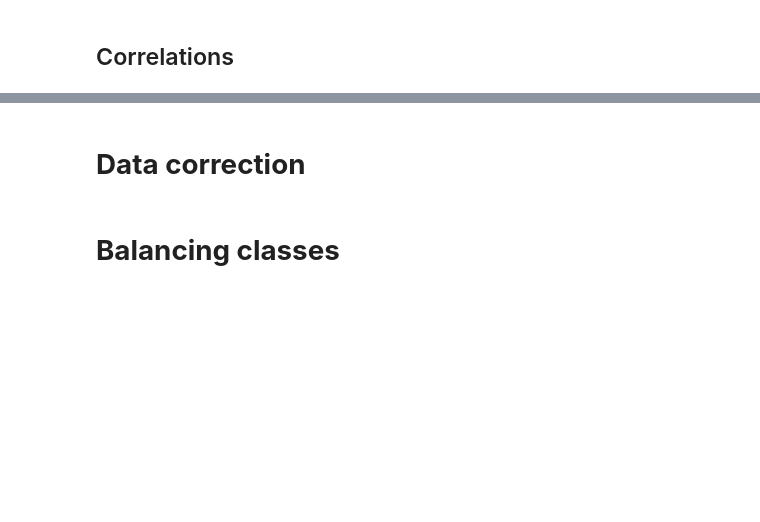
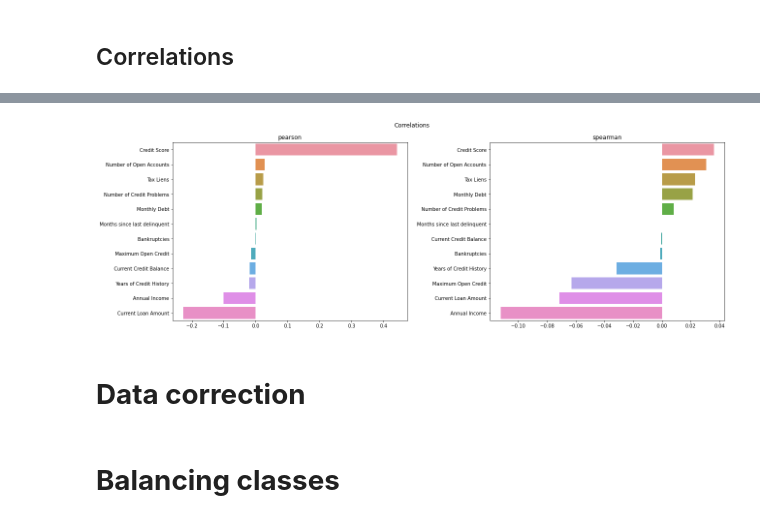
Before and after one commit to j2cry/gb_ds1_real_predict, a Jupyter notebook: MirzoianPeter_solution.ipynb, the cells around one changed output, grey strips where cells are left out. Saved outputs shown, nothing was run; the diff lists cells and outputs as text; code cells hidden in the pictures; blank space fills up the shorter version.

```diff
--- a/MirzoianPeter_solution.ipynb
+++ b/MirzoianPeter_solution.ipynb
@@ -509,3 +482,19 @@ plt.show()
+# %%
+def correlations_target(target):
+  methods = ['pearson', 'spearman']
+  fig, ax = plt.subplots(1, len(methods), figsize=(18, 6), constrained_layout=True)
+  fig.suptitle('Correlations')
+
+  for ind, mtd in enumerate(methods):
+    corr = data.corrwith(data[target], method=mtd).sort_values(ascending=False)
+    corr.drop(target, inplace=True)
+    sns.barplot(corr, corr.index, ax=ax[ind])
+    ax[ind].set_title(mtd)
+  plt.show()
+
+correlations_target('Credit Default')
+# %% [output]
+[figure, added]
 # %% [markdown]
 # **Data correction**
 # %%
```
Also changed, not shown: parts of 120 cells of this notebook.
